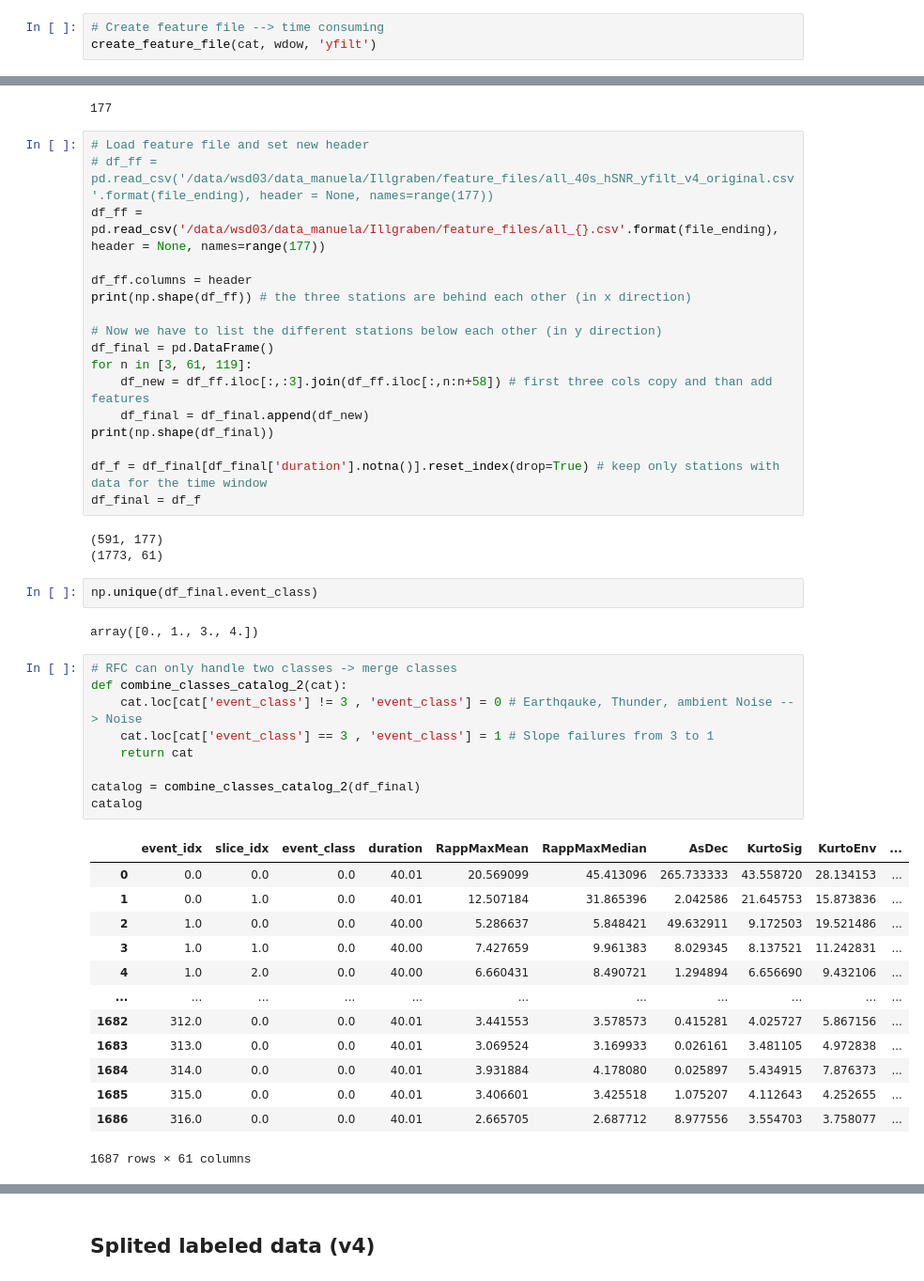
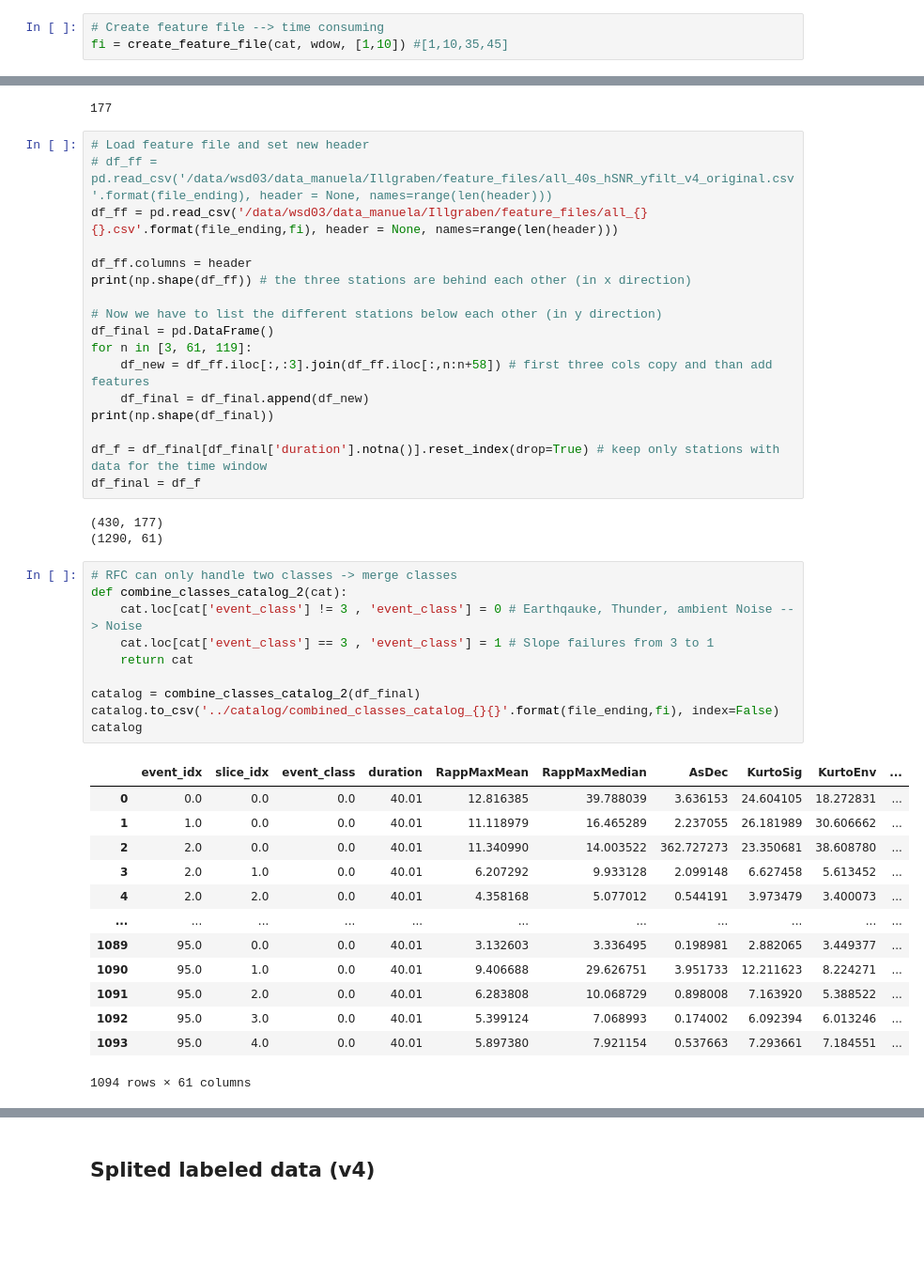
Before and after one commit to koepflma/Illgraben, a Jupyter notebook: code/cascadia_make_feature_files.ipynb, the cells around one changed output, grey strips where cells are left out. Shown at 94% size. Cells and saved outputs as stored; diff of their text form; blank space fills up the shorter version.

```diff
--- a/code/cascadia_make_feature_files.ipynb
+++ b/code/cascadia_make_feature_files.ipynb
@@ -290,5 +304,5 @@ def create_feature_file(df, wdow, filt):
 # %%
 # Create feature file --> time consuming
-create_feature_file(cat, wdow, 'yfilt')
+fi = create_feature_file(cat, wdow, [1,10]) #[1,10,35,45]
 # %% [output]
 1 Trace(s) in Stream:
@@ -461,8 +373,8 @@ print(len(header))
 177
 # %%
 # Load feature file and set new header
-# df_ff = pd.read_csv('/data/wsd03/data_manuela/Illgraben/feature_files/all_40s_hSNR_yfilt_v4_original.csv'.format(file_ending), header = None, names=range(177))
-df_ff = pd.read_csv('/data/wsd03/data_manuela/Illgraben/feature_files/all_{}.csv'.format(file_ending), header = None, names=range(177))
+# df_ff = pd.read_csv('/data/wsd03/data_manuela/Illgraben/feature_files/all_40s_hSNR_yfilt_v4_original.csv'.format(file_ending), header = None, names=range(len(header)))
+df_ff = pd.read_csv('/data/wsd03/data_manuela/Illgraben/feature_files/all_{}{}.csv'.format(file_ending,fi), header = None, names=range(len(header)))
 
 df_ff.columns = header
 print(np.shape(df_ff)) # the three stations are behind each other (in x direction)
@@ -477,32 +389,29 @@ print(np.shape(df_final))
 df_f = df_final[df_final['duration'].notna()].reset_index(drop=True) # keep only stations with data for the time window
 df_final = df_f
 # %% [output]
-(591, 177)
-(1773, 61)
+(430, 177)
+(1290, 61)
-# %%
-np.unique(df_final.event_class)
-# %% [output]
-array([0., 1., 3., 4.])
 # %%
 # RFC can only handle two classes -> merge classes
 def combine_classes_catalog_2(cat):
     cat.loc[cat['event_class'] != 3 , 'event_class'] = 0 # Earthqauke, Thunder, ambient Noise --> Noise
     cat.loc[cat['event_class'] == 3 , 'event_class'] = 1 # Slope failures from 3 to 1
     return cat
 
 catalog = combine_classes_catalog_2(df_final)
+catalog.to_csv('../catalog/combined_classes_catalog_{}{}'.format(file_ending,fi), index=False)
 catalog
 # %% [output]
 |  | event_idx | slice_idx | event_class | duration | RappMaxMean | RappMaxMedian | AsDec | KurtoSig | KurtoEnv | ... |
-| 0 | 0.0 | 0.0 | 0.0 | 40.01 | 20.569099 | 45.413096 | 265.733333 | 43.558720 | 28.134153 | ... |
-| 1 | 0.0 | 1.0 | 0.0 | 40.01 | 12.507184 | 31.865396 | 2.042586 | 21.645753 | 15.873836 | ... |
-| 2 | 1.0 | 0.0 | 0.0 | 40.00 | 5.286637 | 5.848421 | 49.632911 | 9.172503 | 19.521486 | ... |
-| 3 | 1.0 | 1.0 | 0.0 | 40.00 | 7.427659 | 9.961383 | 8.029345 | 8.137521 | 11.242831 | ... |
-| 4 | 1.0 | 2.0 | 0.0 | 40.00 | 6.660431 | 8.490721 | 1.294894 | 6.656690 | 9.432106 | ... |
+| 0 | 0.0 | 0.0 | 0.0 | 40.01 | 12.816385 | 39.788039 | 3.636153 | 24.604105 | 18.272831 | ... |
+| 1 | 1.0 | 0.0 | 0.0 | 40.01 | 11.118979 | 16.465289 | 2.237055 | 26.181989 | 30.606662 | ... |
+| 2 | 2.0 | 0.0 | 0.0 | 40.01 | 11.340990 | 14.003522 | 362.727273 | 23.350681 | 38.608780 | ... |
+| 3 | 2.0 | 1.0 | 0.0 | 40.01 | 6.207292 | 9.933128 | 2.099148 | 6.627458 | 5.613452 | ... |
+| 4 | 2.0 | 2.0 | 0.0 | 40.01 | 4.358168 | 5.077012 | 0.544191 | 3.973479 | 3.400073 | ... |
 | ... | ... | ... | ... | ... | ... | ... | ... | ... | ... | ... |
-| 1682 | 312.0 | 0.0 | 0.0 | 40.01 | 3.441553 | 3.578573 | 0.415281 | 4.025727 | 5.867156 | ... |
-| 1683 | 313.0 | 0.0 | 0.0 | 40.01 | 3.069524 | 3.169933 | 0.026161 | 3.481105 | 4.972838 | ... |
-| 1684 | 314.0 | 0.0 | 0.0 | 40.01 | 3.931884 | 4.178080 | 0.025897 | 5.434915 | 7.876373 | ... |
-| 1685 | 315.0 | 0.0 | 0.0 | 40.01 | 3.406601 | 3.425518 | 1.075207 | 4.112643 | 4.252655 | ... |
-| 1686 | 316.0 | 0.0 | 0.0 | 40.01 | 2.665705 | 2.687712 | 8.977556 | 3.554703 | 3.758077 | ... |
+| 1089 | 95.0 | 0.0 | 0.0 | 40.01 | 3.132603 | 3.336495 | 0.198981 | 2.882065 | 3.449377 | ... |
+| 1090 | 95.0 | 1.0 | 0.0 | 40.01 | 9.406688 | 29.626751 | 3.951733 | 12.211623 | 8.224271 | ... |
+| 1091 | 95.0 | 2.0 | 0.0 | 40.01 | 6.283808 | 10.068729 | 0.898008 | 7.163920 | 5.388522 | ... |
+| 1092 | 95.0 | 3.0 | 0.0 | 40.01 | 5.399124 | 7.068993 | 0.174002 | 6.092394 | 6.013246 | ... |
+| 1093 | 95.0 | 4.0 | 0.0 | 40.01 | 5.897380 | 7.921154 | 0.537663 | 7.293661 | 7.184551 | ... |
-1687 rows × 61 columns
+1094 rows × 61 columns
```
Also changed, not shown: parts of 24 cells of this notebook, 45 other files.
